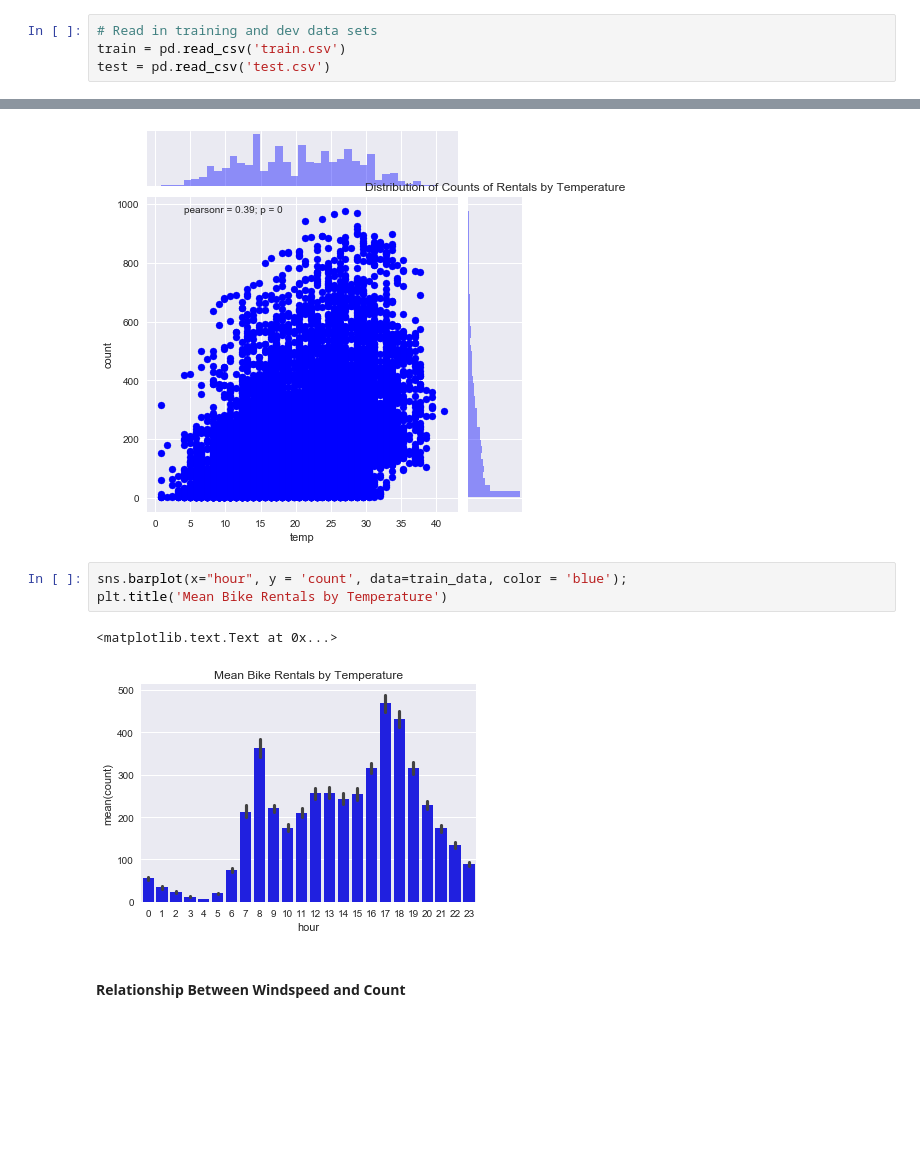
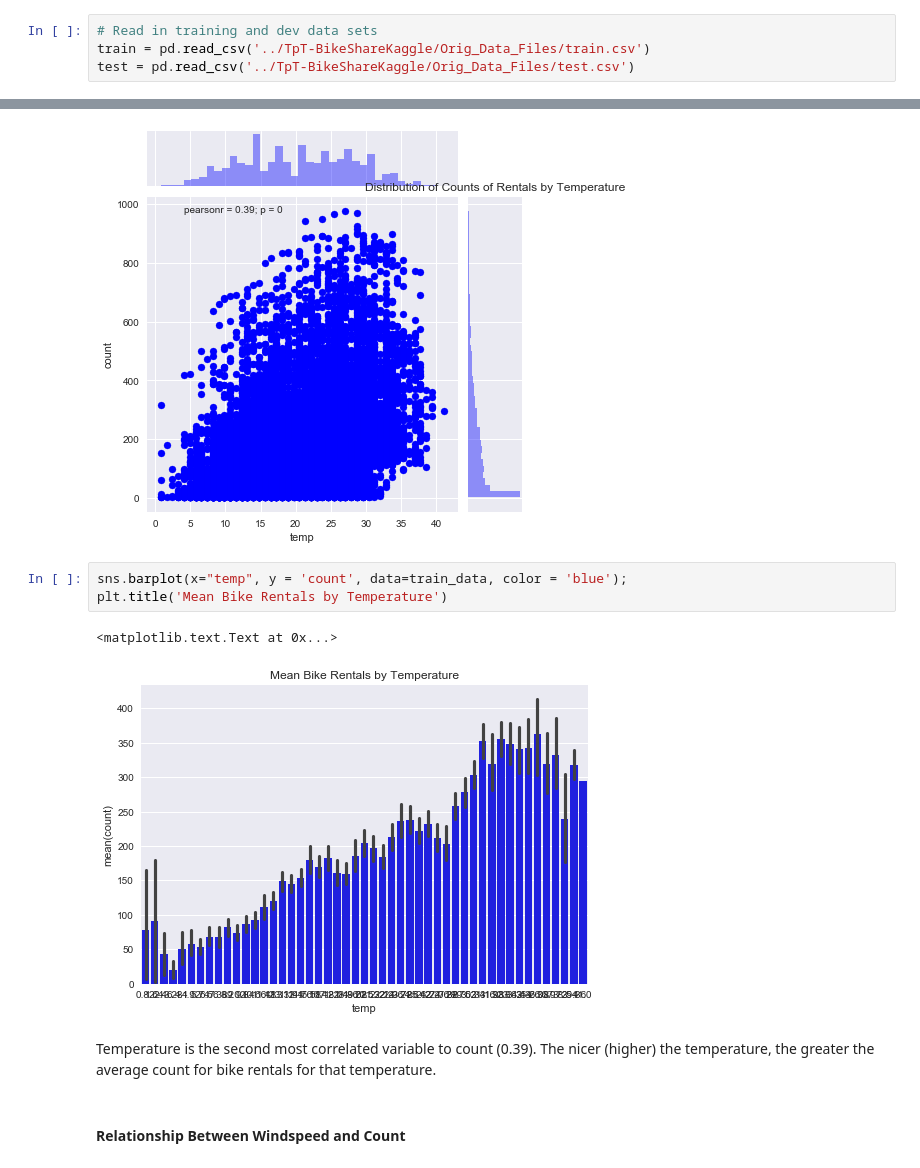
Before and after one commit to divyasriram22/TpT-BikeShareKaggle, a Jupyter notebook: DS_Kaggle_Bike_Share_EDA.ipynb, the cells around one changed output, grey strips where cells are left out. Cells and saved outputs as stored; diff of their text form; blank space fills up the shorter version.

```diff
--- a/DS_Kaggle_Bike_Share_EDA.ipynb
+++ b/DS_Kaggle_Bike_Share_EDA.ipynb
@@ -92,8 +94,8 @@ from datetime import datetime
 import seaborn as sns
 # %%
 # Read in training and dev data sets
-train = pd.read_csv('train.csv')
-test = pd.read_csv('test.csv')
+train = pd.read_csv('../TpT-BikeShareKaggle/Orig_Data_Files/train.csv')
+test = pd.read_csv('../TpT-BikeShareKaggle/Orig_Data_Files/test.csv')
 # %%
 print train.shape
 print test.shape
@@ -569,11 +666,13 @@ plt.title('Distribution of Counts of Rentals by Temperature')
 <matplotlib.text.Text at 0x...>
 [figure]
 # %%
-sns.barplot(x="hour", y = 'count', data=train_data, color = 'blue');
+sns.barplot(x="temp", y = 'count', data=train_data, color = 'blue');
 plt.title('Mean Bike Rentals by Temperature')
 # %% [output]
 <matplotlib.text.Text at 0x...>
-[figure, old version]
+[figure, new version]
+# %% [markdown]
+Temperature is the second most correlated variable to count (0.39). The nicer (higher) the temperature, the greater the average count for bike rentals for that temperature.
 # %% [markdown]
 #### Relationship Between Windspeed and Count
 # %%
```
Also changed, not shown: parts of 40 cells of this notebook, 25 other files.
